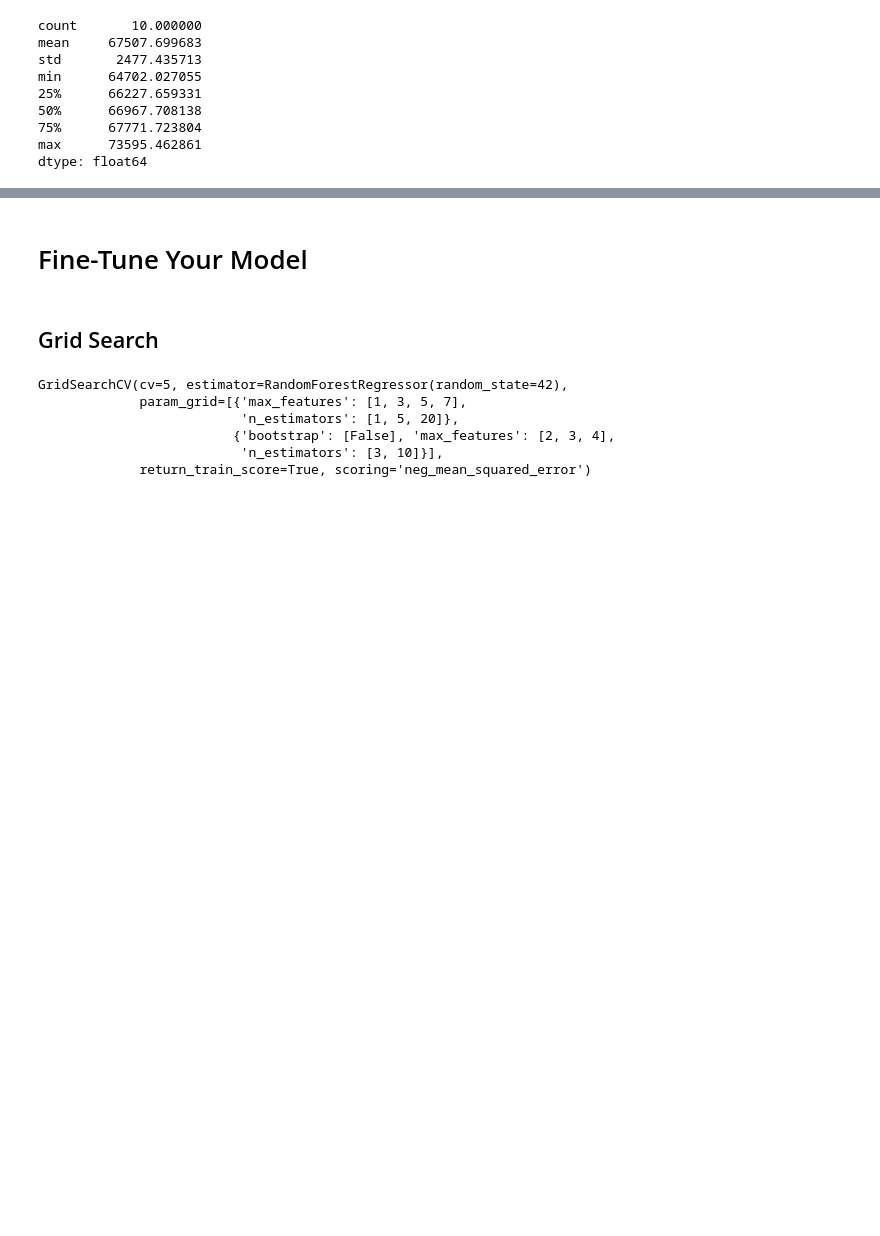
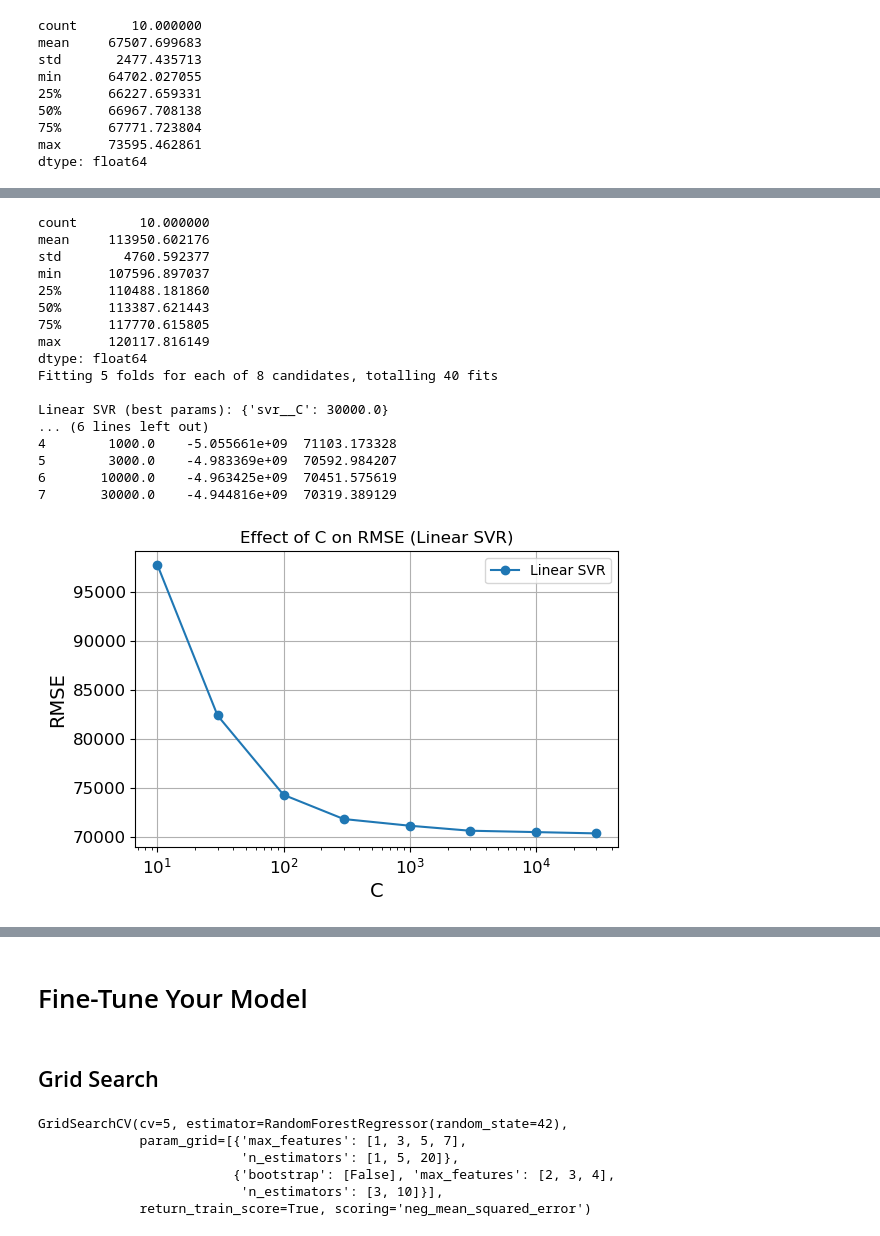
Before and after one commit to suka1901/handson-ml2, a Jupyter notebook: 02_end_to_end_machine_learning_project.ipynb, the cells around one changed output, grey strips where cells are left out. Cells and saved outputs as stored; diff of their text form; code cells hidden in the pictures; blank space fills up the shorter version.

Commit message:
adds exploration details and code for generating figures

```diff
--- a/02_end_to_end_machine_learning_project.ipynb
+++ b/02_end_to_end_machine_learning_project.ipynb
@@ -1225,7 +1248,7 @@ dtype: float64
 # %%
 from sklearn.svm import SVR
 
-svm_reg = SVR(kernel="linear", C=150.0 )
+svm_reg = SVR(kernel="linear", C=1000.0 )
 svm_reg.fit(housing_prepared, housing_labels)
 housing_predictions = svm_reg.predict(housing_prepared)
 svm_mse = mean_squared_error(housing_labels, housing_predictions)
@@ -1282,0 +1267,70 @@ RMSE mean: 70254.69701290692
+# %%
+
+
+# Build pipeline with linear kernel
+linear_svr = make_svr_pipeline(kernel='linear')
+
+# Cross-validated baseline scores
+linear_scores = cross_val_score(
+    linear_svr, housing_prepared, housing_labels,
+    scoring="neg_mean_squared_error", cv=10
+)
+print(pd.Series(np.sqrt(-linear_scores)).describe())
+
+# Grid search over C for linear kernel
+linear_param_grid = {
+    'svr__C': [10., 30., 100., 300., 1000., 3000., 10000., 30000.0]
+}
+
+grid_search = GridSearchCV(
+    linear_svr,
+    linear_param_grid,
+    cv=5,
+    scoring='neg_mean_squared_error',
+    verbose=2,
+    n_jobs=-1
+)
+grid_search.fit(housing_prepared, housing_labels)
+
+linear_best_rmse = np.sqrt(-grid_search.best_score_)
+print("\nLinear SVR (best params):", grid_search.best_params_)
+print("Best RMSE:", linear_best_rmse)
+
+# Put grid search results into DataFrame
+results_df = pd.DataFrame(grid_search.cv_results_)
+results_df['RMSE'] = np.sqrt(-results_df['mean_test_score'])
+
+# Select the needed columns
+print(results_df[['param_svr__C', 'mean_test_score', 'RMSE']])
+
+# Plot RMSE vs C (log-scale)
+plt.figure(figsize=(6, 4))
+plt.plot(results_df['param_svr__C'], results_df['RMSE'],
+         marker='o', label='Linear SVR')
+plt.xscale('log')  # C varies exponentially
+plt.xlabel('C')
+plt.ylabel('RMSE')
+plt.title('Effect of C on RMSE (Linear SVR)')
+plt.grid(True)
+plt.legend()
+plt.tight_layout()
+plt.show()
+# %% [output]
+count        10.000000
+mean     113950.602176
+std        4760.592377
+min      107596.897037
+25%      110488.181860
+50%      113387.621443
+75%      117770.615805
+max      120117.816149
+dtype: float64
+Fitting 5 folds for each of 8 candidates, totalling 40 fits
+
+Linear SVR (best params): {'svr__C': 30000.0}
+... (6 lines left out)
+4        1000.0    -5.055661e+09  71103.173328
+5        3000.0    -4.983369e+09  70592.984207
+6       10000.0    -4.963425e+09  70451.575619
+7       30000.0    -4.944816e+09  70319.389129
+[figure, added]
```
Also changed, not shown: parts of 27 cells of this notebook, 1 other file.
